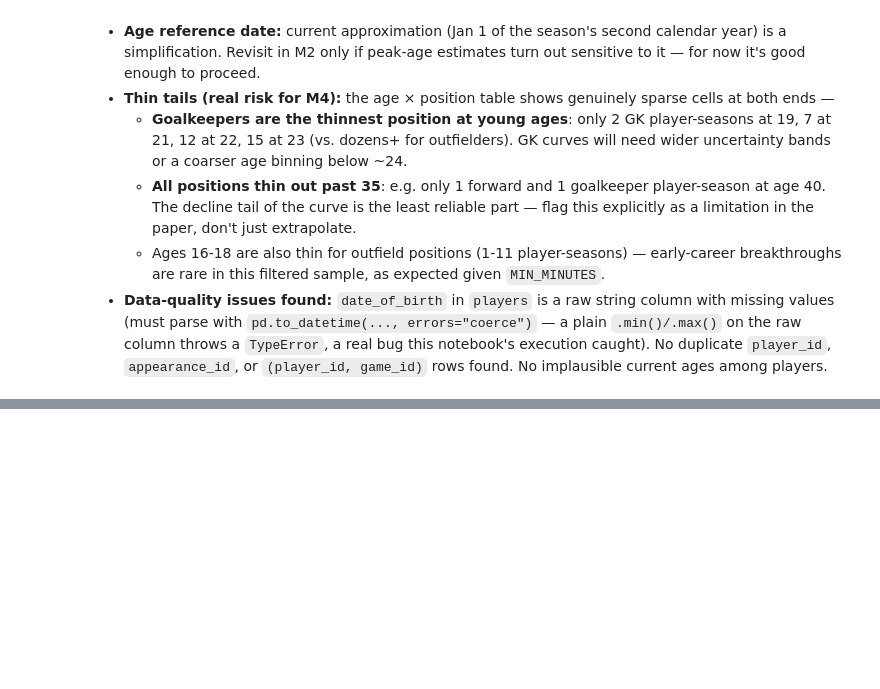
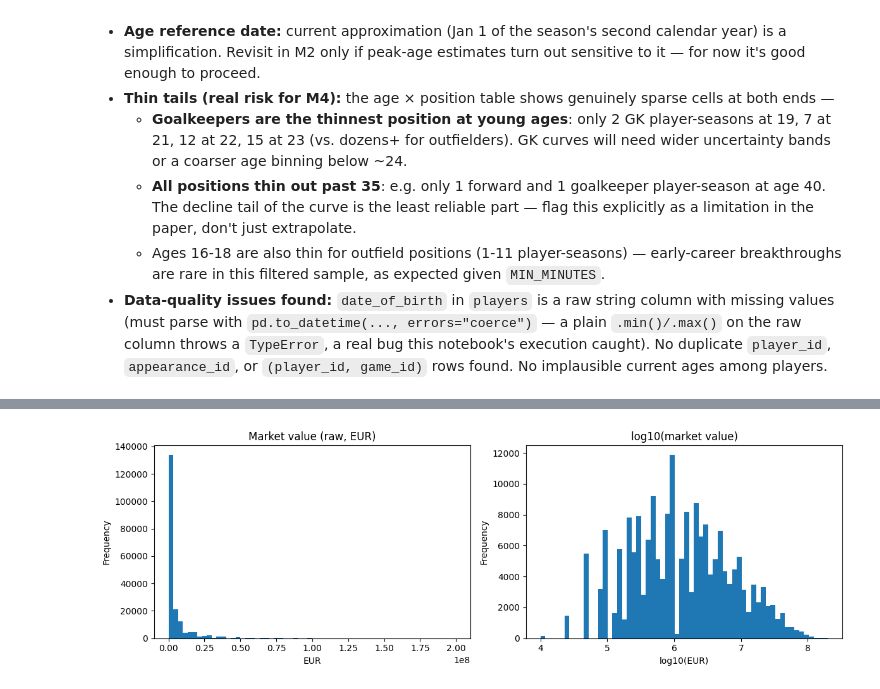
Before and after one commit to legpt/soccer-aging-curves, a Jupyter notebook: notebooks/01_exploration.ipynb, the cells around one changed output, grey strips where cells are left out. Saved outputs shown, nothing was run; the diff lists cells and outputs as text; code cells hidden in the pictures; blank space fills up the shorter version.

```diff
--- a/notebooks/01_exploration.ipynb
+++ b/notebooks/01_exploration.ipynb
@@ -564,0 +617,11 @@ Ages/positions with fewer than 20 player-seasons (thin-tail risk for M4):
+# %%
+val_scope = val_players[
+    val_players["player_club_domestic_competition_id"].isin(config.COMPETITIONS)
+    & val_players["position_group"].notna()
+    & val_players["age"].between(config.AGE_MIN, config.AGE_MAX)
+].copy()
+val_scope["age_int"] = val_scope["age"].round().astype(int)
+
+print(f"Valuations in scope (big-five leagues, valid position, age "
+      f"{config.AGE_MIN}-{config.AGE_MAX}): {len(val_scope):,} rows, "
+      f"{val_scope['player_id'].nunique():,} unique players")
@@ -564,0 +787,10 @@ Ages/positions with fewer than 20 player-seasons (thin-tail risk for M4):
+# %%
+fig, axes = plt.subplots(1, 2, figsize=(12, 4))
+val_scope["market_value_in_eur"].plot(kind="hist", bins=60, ax=axes[0], title="Market value (raw, EUR)")
+val_scope["log_mv"].plot(kind="hist", bins=60, ax=axes[1], title="log10(market value)")
+axes[0].set_xlabel("EUR")
+axes[1].set_xlabel("log10(EUR)")
+plt.tight_layout()
+plt.show()
+# %% [output]
+[figure, added]
```
Also changed, not shown: parts of 49 cells of this notebook, 5 other files.
